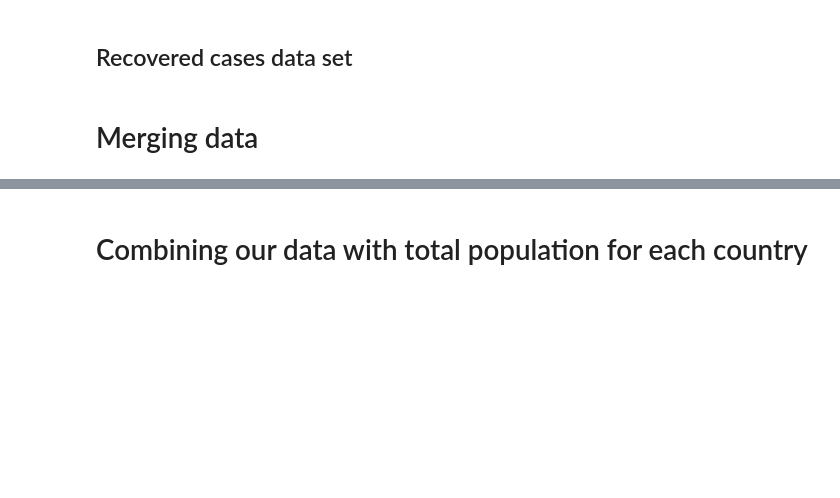
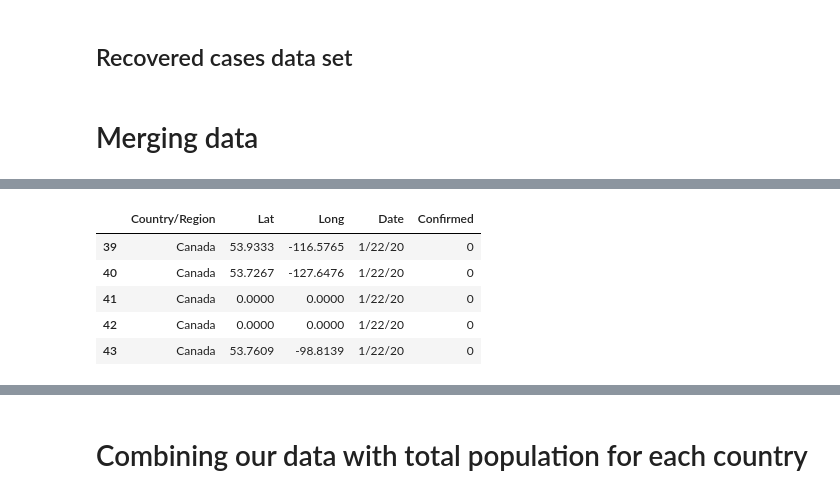
Before and after one commit to tomasaltilio/covid19_dashboard, a Jupyter notebook: Preprocessing Notebook.ipynb, the cells around one changed output, grey strips where cells are left out. Drawn from its saved outputs; the diff is of its cells as text; code cells hidden in the pictures; blank space fills up the shorter version.

```diff
--- a/Preprocessing Notebook.ipynb
+++ b/Preprocessing Notebook.ipynb
@@ -102,0 +118,9 @@ recovered_grouped.shape, deaths_grouped.shape, confirmed_grouped.shape
+# %%
+confirmed_df[(confirmed_df['Country/Region'] == 'Canada')].head()
+# %% [output]
+|  | Country/Region | Lat | Long | Date | Confirmed |
+| 39 | Canada | 53.9333 | -116.5765 | 1/22/20 | 0 |
+| 40 | Canada | 53.7267 | -127.6476 | 1/22/20 | 0 |
+| 41 | Canada | 0.0000 | 0.0000 | 1/22/20 | 0 |
+| 42 | Canada | 0.0000 | 0.0000 | 1/22/20 | 0 |
+| 43 | Canada | 53.7609 | -98.8139 | 1/22/20 | 0 |
```
Also changed, not shown: parts of 14 cells of this notebook.
